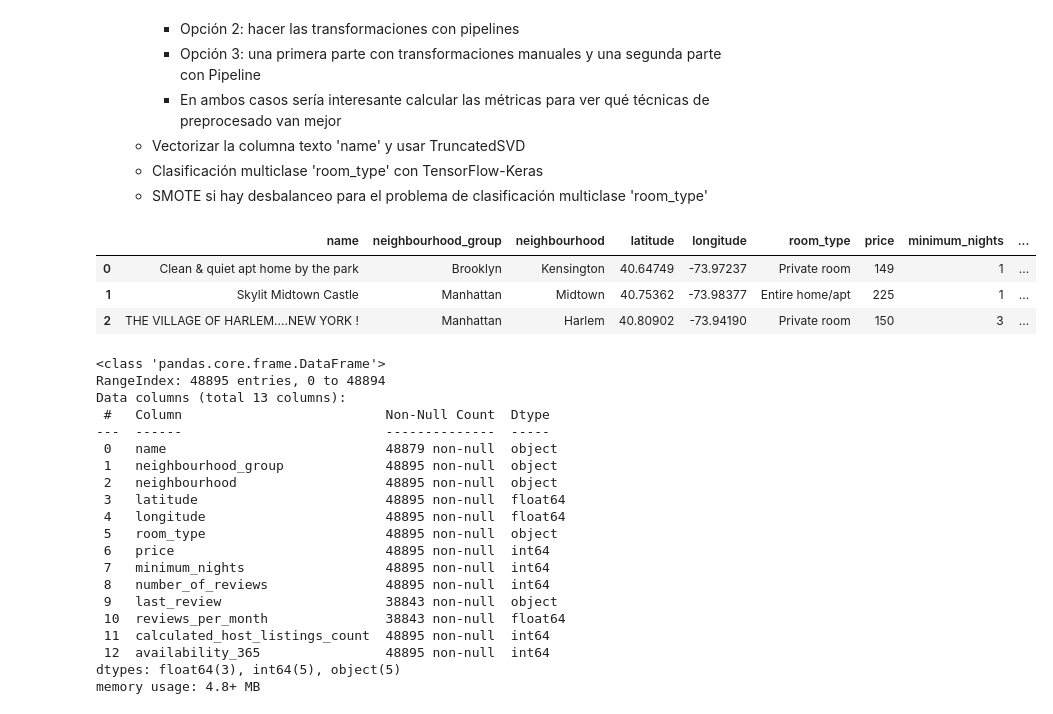
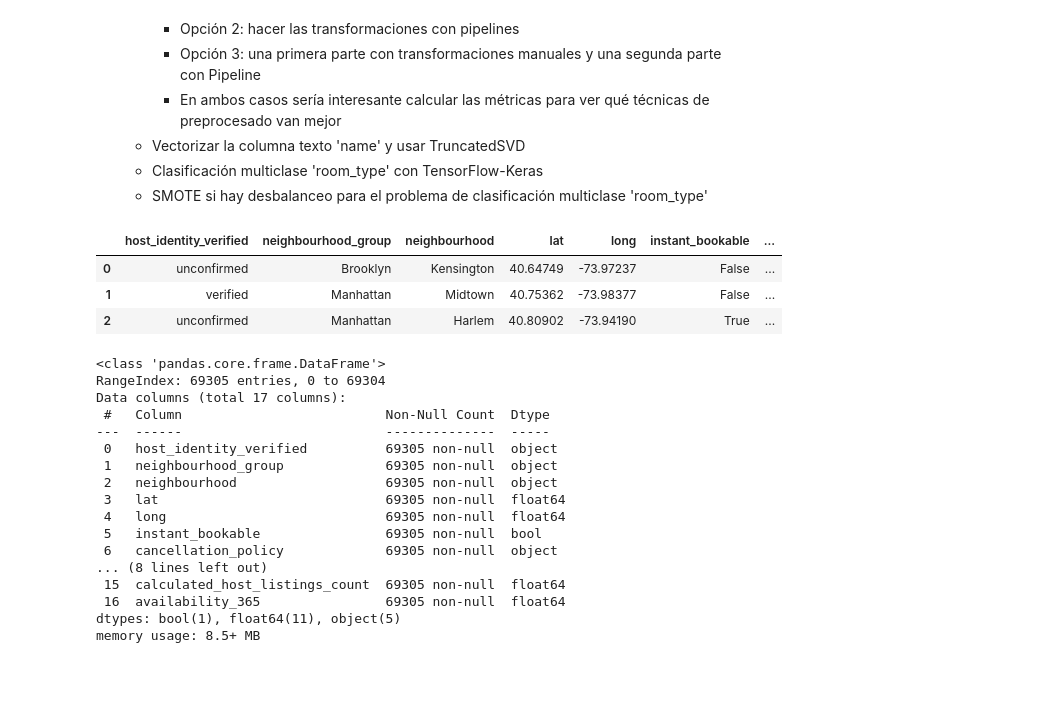
Before and after one commit to ceciorosco/Cecilia-Repositorio, a Jupyter notebook: Modulo 5/m5_ML_DL_Cecilia_Ines_Orosco_Cambeses.ipynb, the cells around one changed output. Drawn from its saved outputs; the diff is of its cells as text; code cells hidden in the pictures; blank space fills up the shorter version.

```diff
--- a/Modulo 5/m5_ML_DL_Cecilia_Ines_Orosco_Cambeses.ipynb
+++ b/Modulo 5/m5_ML_DL_Cecilia_Ines_Orosco_Cambeses.ipynb
@@ -57,33 +58,30 @@ from sklearn.pipeline import Pipeline, make_pipeline
 from sklearn.cluster import KMeans, DBSCAN, AgglomerativeClustering
 from sklearn.svm import SVR
 # %%
-df = pd.read_csv('AB_NYC_2019.csv').drop(['id','host_id','host_name','last_review'], axis=1)
+df = pd.read_csv('airbnb_nyc_clean.csv').drop(['id','name','host_id','host_name','last_review', 'house_rules'], axis=1)
 df.head(3)
 # %% [output]
-|  | name | neighbourhood_group | neighbourhood | latitude | longitude | room_type | price | minimum_nights | ... |
-| 0 | Clean & quiet apt home by the park | Brooklyn | Kensington | 40.64749 | -73.97237 | Private room | 149 | 1 | ... |
-| 1 | Skylit Midtown Castle | Manhattan | Midtown | 40.75362 | -73.98377 | Entire home/apt | 225 | 1 | ... |
-| 2 | THE VILLAGE OF HARLEM....NEW YORK ! | Manhattan | Harlem | 40.80902 | -73.94190 | Private room | 150 | 3 | ... |
+|  | host_identity_verified | neighbourhood_group | neighbourhood | lat | long | instant_bookable | ... |
+| 0 | unconfirmed | Brooklyn | Kensington | 40.64749 | -73.97237 | False | ... |
+| 1 | verified | Manhattan | Midtown | 40.75362 | -73.98377 | False | ... |
+| 2 | unconfirmed | Manhattan | Harlem | 40.80902 | -73.94190 | True | ... |
 # %%
 df.info()
 # %% [output]
 <class 'pandas.core.frame.DataFrame'>
-RangeIndex: 48895 entries, 0 to 48894
-Data columns (total 13 columns):
+RangeIndex: 69305 entries, 0 to 69304
+Data columns (total 17 columns):
  #   Column                          Non-Null Count  Dtype
 ---  ------                          --------------  -----
- 0   name                            48879 non-null  object
- 1   neighbourhood_group             48895 non-null  object
- 2   neighbourhood                   48895 non-null  object
- 3   latitude                        48895 non-null  float64
- 4   longitude                       48895 non-null  float64
- 5   room_type                       48895 non-null  object
- 6   price                           48895 non-null  int64
- 7   minimum_nights                  48895 non-null  int64
- 8   number_of_reviews               48895 non-null  int64
- 9   last_review                     38843 non-null  object
- 10  reviews_per_month               38843 non-null  float64
- 11  calculated_host_listings_count  48895 non-null  int64
- 12  availability_365                48895 non-null  int64
-dtypes: float64(3), int64(5), object(5)
-memory usage: 4.8+ MB
+ 0   host_identity_verified          69305 non-null  object
+ 1   neighbourhood_group             69305 non-null  object
+ 2   neighbourhood                   69305 non-null  object
+ 3   lat                             69305 non-null  float64
+ 4   long                            69305 non-null  float64
+ 5   instant_bookable                69305 non-null  bool
+ 6   cancellation_policy             69305 non-null  object
+... (8 lines left out)
+ 15  calculated_host_listings_count  69305 non-null  float64
+ 16  availability_365                69305 non-null  float64
+dtypes: bool(1), float64(11), object(5)
+memory usage: 8.5+ MB
```
Also changed, not shown: parts of 18 cells of this notebook, 4 other files.
